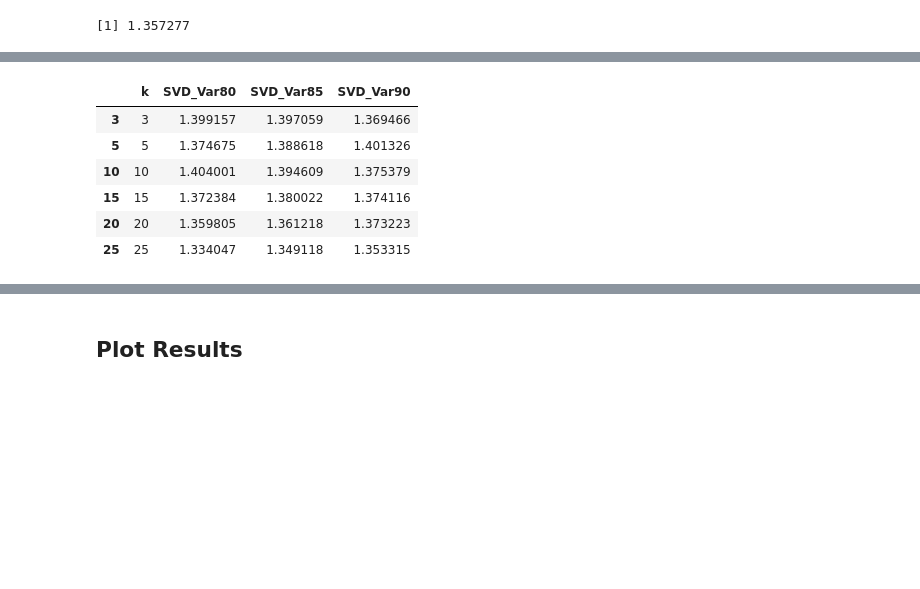
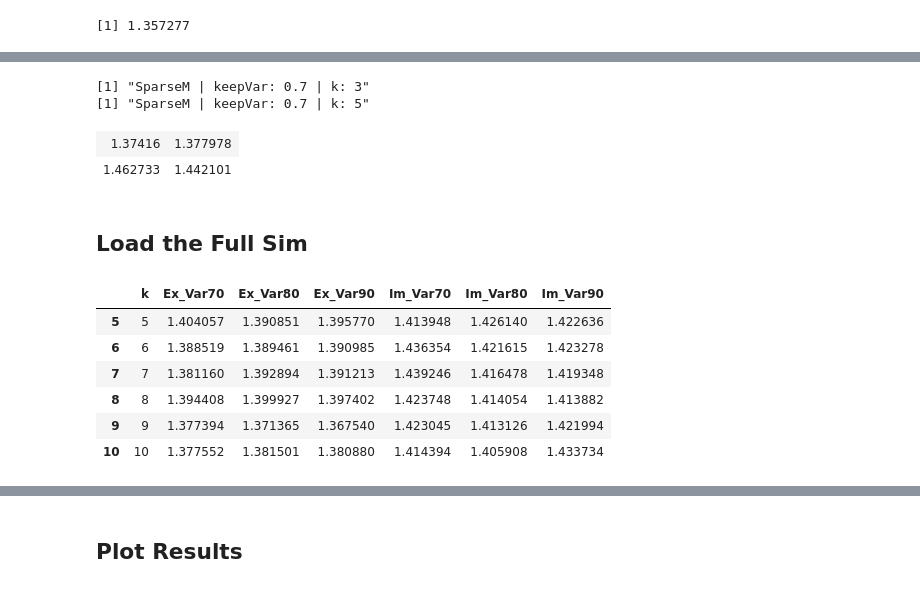
Before and after one commit to wwells/CUNY_DATA_643, a Jupyter notebook: FinalProject/FProject_DataPrep_Modeling_P3.ipynb, the cells around one changed output, grey strips where cells are left out. Drawn from its saved outputs; the diff is of its cells as text; code cells hidden in the pictures; blank space fills up the shorter version.

```diff
--- a/FinalProject/FProject_DataPrep_Modeling_P3.ipynb
+++ b/FinalProject/FProject_DataPrep_Modeling_P3.ipynb
@@ -230,7 +157,12 @@ N_subset <- 10000
 # %%
-EX_70SVD <- sapply(klist,
-                    GetSVDsRMSE,
-                    N_subset = N_subset,
-                    N_sims = N_sims,
-                    SparseMatrix = SparseM,
-                    keepVar = .70)
+sapply(c(3,5),
+       GetSVDsRMSE,
+       N_subset = 5000,
+       N_sims = 2,
+       SparseMatrix = SparseM,
+       keepVar = .70)
+# %% [output]
+[1] "SparseM | keepVar: 0.7 | k: 3"
+[1] "SparseM | keepVar: 0.7 | k: 5"
+| 1.37416 | 1.377978 |
+| 1.462733 | 1.442101 |
@@ -272,17 +169,14 @@ IM_90SVD <- sapply(klist,
-# %%
-simresults <- data.frame(k = klist,
-                        Ex_Var70 = simMeans(EX_70SVD, N_sims, klist),
-                        Ex_Var80 = simMeans(EX_80SVD, N_sims, klist),
-                        Ex_Var90 = simMeans(EX_90SVD, N_sims, klist),
-                        Im_Var70 = simMeans(Im_70SVD, N_sims, klist),
-                        Im_Var80 = simMeans(Im_80SVD, N_sims, klist),
-                        Im_Var90 = simMeans(Im_90SVD, N_sims, klist))
-head(simresults)
-# %% [output]
-|  | k | SVD_Var80 | SVD_Var85 | SVD_Var90 |
-| 3 | 3 | 1.399157 | 1.397059 | 1.369466 |
-| 5 | 5 | 1.374675 | 1.388618 | 1.401326 |
-| 10 | 10 | 1.404001 | 1.394609 | 1.375379 |
-| 15 | 15 | 1.372384 | 1.380022 | 1.374116 |
-| 20 | 20 | 1.359805 | 1.361218 | 1.373223 |
-| 25 | 25 | 1.334047 | 1.349118 | 1.353315 |
+# %% [markdown]
+## Load the Full Sim
+# %%
+simresults <- readRDS('simresults.rds')
+simtime <- readRDS('simtime.rds')
+head(simresults)
+# %% [output]
+|  | k | Ex_Var70 | Ex_Var80 | Ex_Var90 | Im_Var70 | Im_Var80 | Im_Var90 |
+| 5 | 5 | 1.404057 | 1.390851 | 1.395770 | 1.413948 | 1.426140 | 1.422636 |
+| 6 | 6 | 1.388519 | 1.389461 | 1.390985 | 1.436354 | 1.421615 | 1.423278 |
+| 7 | 7 | 1.381160 | 1.392894 | 1.391213 | 1.439246 | 1.416478 | 1.419348 |
+| 8 | 8 | 1.394408 | 1.399927 | 1.397402 | 1.423748 | 1.414054 | 1.413882 |
+| 9 | 9 | 1.377394 | 1.371365 | 1.367540 | 1.423045 | 1.413126 | 1.421994 |
+| 10 | 10 | 1.377552 | 1.381501 | 1.380880 | 1.414394 | 1.405908 | 1.433734 |
```
Also changed, not shown: parts of 23 cells of this notebook, 3 other files.
